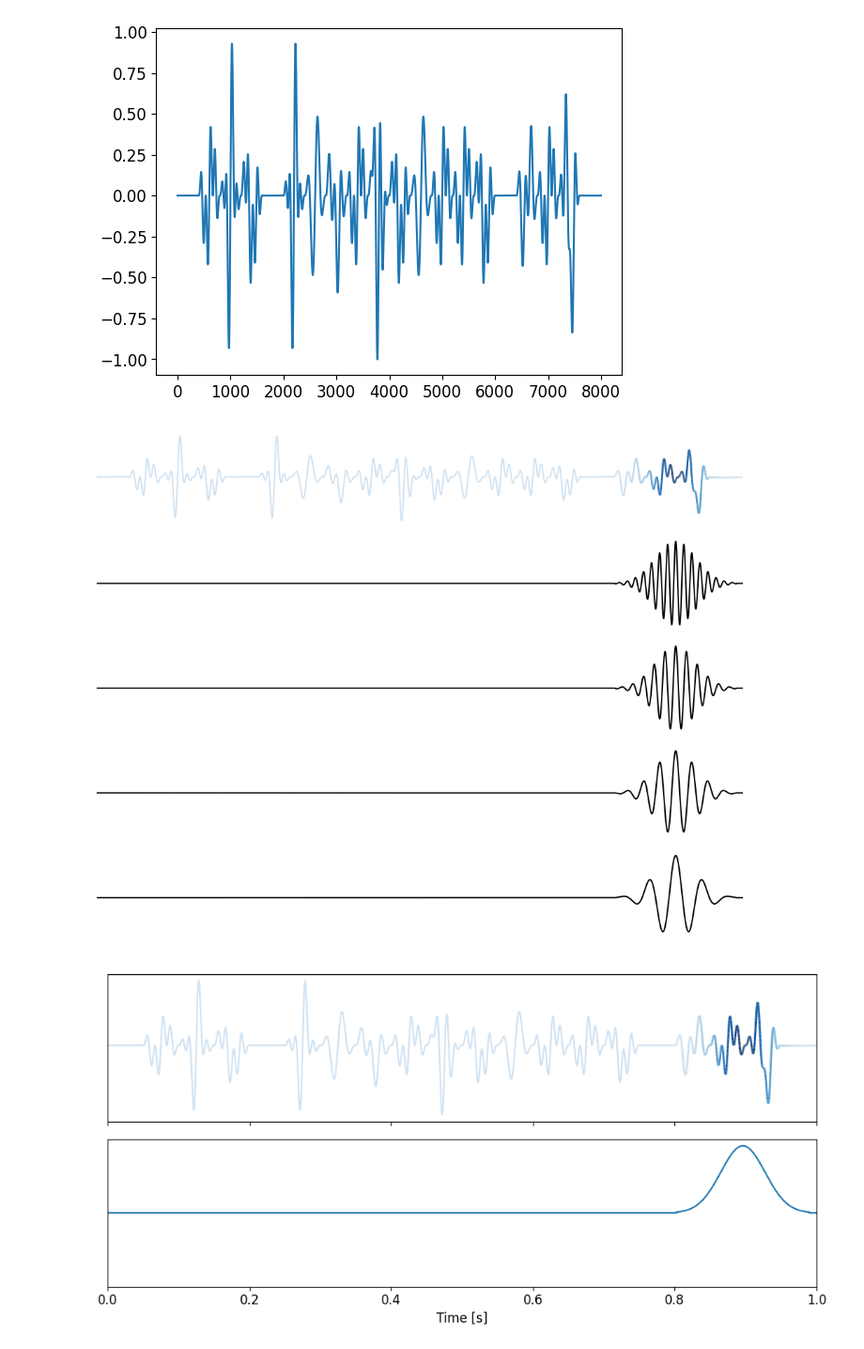
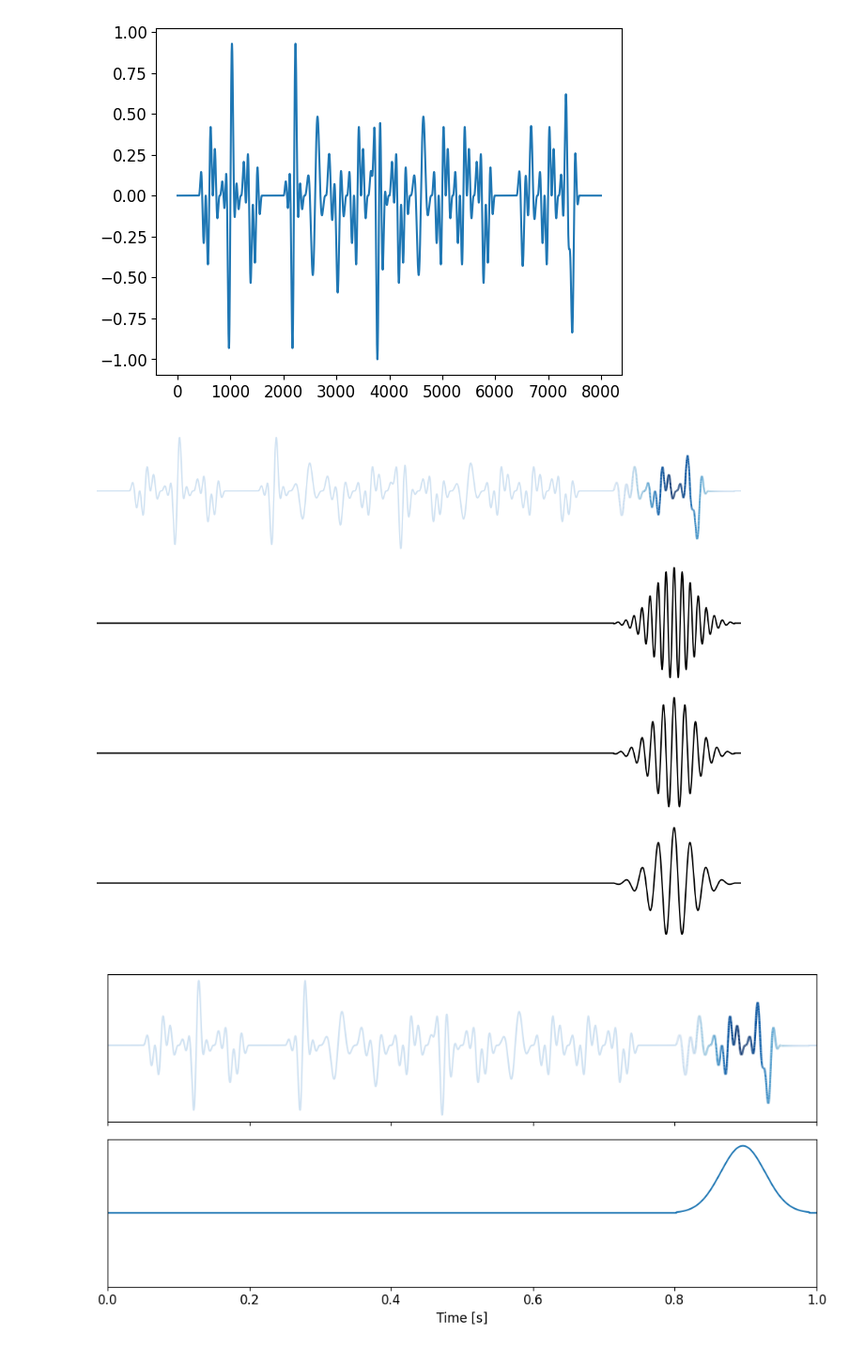
Before and after one commit to noshore5/Wavelet-Tech, a Jupyter notebook: Thesis/plotgens.ipynb, the cells around one changed output. Shown at 94% size. Saved outputs shown, nothing was run; the diff lists cells and outputs as text; code cells hidden in the pictures.

```diff
--- a/Thesis/plotgens.ipynb
+++ b/Thesis/plotgens.ipynb
@@ -14,11 +14,11 @@ import numpy as np
 
 
 
-plt.rcParams.update({'font.size': 20})
-plt.figure(figsize=(20, 10))  # Set a large figure size
-plt.plot(audio_data[:8000]/max(abs(audio_data)), linewidth=1.5)  # Plot the first 8000 samples
+plt.rcParams.update({'font.size': 10})
+plt.figure(figsize=(10, 5))  # Set a large figure size
+plt.plot(audio_data[:8000]/max(abs(audio_data)), linewidth=.6)  # Plot the first 8000 samples
 #plt.title('Recorded Audio Segment')
-plt.xlabel('Time')
+plt.xlabel('Time (s)')
 plt.xticks([0,int(8000/5),2*int(8000/5),int(8000/5)*3,int(8000/5)*4,8000],[0,.2,.4,.6,.8,1])
 plt.ylabel('Amplitude')
 plt.yticks()
@@ -123,7 +123,7 @@ import numpy as np
 import matplotlib.pyplot as plt
 from scipy.signal import get_window
 from matplotlib.collections import LineCollection
-
+plt.rcParams.update({'font.size': 8})
 # Signal parameters
 fs = 8000
 t = np.linspace(0, 1, fs, endpoint=False)
@@ -147,7 +147,7 @@ norm_g = g * (1 - g_min) + g_min  # scale g to [g_min, 1]
 low_color = plt.cm.Blues(.392/2)  # RGBA tuple from Reds colormap
 
 # --- Create top plot with gradient highlight ---
-fig, axs = plt.subplots(2, 1, figsize=(10, 5), sharex=True)
+fig, axs = plt.subplots(2, 1, figsize=(6, 3), sharex=True)
 
 # Plot inactive regions with low-end color
 axs[0].plot(t[:start], data[:start], color=low_color, linewidth=1.5)
@@ -172,7 +172,7 @@ w_plot = np.zeros_like(x)
 w_plot[start:end] = g
 axs[1].plot(t, w_plot)
 #axs[1].set_title('Gaussian Window Positioned on Signal')
-axs[1].set_xlabel('Time [s]')
+axs[1].set_xlabel('Time (s)')
 #axs[1].set_ylabel('Amplitude')
 axs[1].set_yticks([])  # Hide y-ticks for clarity
 
@@ -460,7 +487,7 @@ for f in frequencies:
     convolutions[f] = conv
 
 # --- Plot ---
-fig, axs = plt.subplots(4, 1, figsize=(10, 6), sharex=True)
+fig, axs = plt.subplots(4, 1, figsize=(8, 7), sharex=True)
 for ax in axs:
     for spine in ax.spines.values():
         spine.set_visible(False)
@@ -471,7 +498,7 @@ axs[0].plot(time, signal)
 axs[0].set_yticks([])
 
 for i, f in enumerate(frequencies[:-1]):
-    axs[i+1].plot(time, convolutions[f], color='saddlebrown')
+    axs[i+1].plot(time, convolutions[f], color='black', linewidth=1)
     #axs[i].set_ylabel(f"{f:.4f}", rotation=0, labelpad=40)
     axs[i+1].set_yticks([])
     axs[i+1].set_xlim(0, duration)
@@ -515,23 +510,0 @@ Error:
-# %%
-arr = np.array([gaussian_filter1d(np.abs(convolutions[k]),1) for k in [.01,.0075,.005]])
-arr2 = np.array([gaussian_filter1d(np.abs(convolutions[k]),100) for k in [.01,.0075,.005]])
-
-fix,ax = plt.subplots(2,1,figsize=(8,5),sharex=True,sharey=True)
-fix.supylabel("Frequency (Hz)",fontsize=10)
-
-ax[0].imshow(arr, aspect='auto', cmap='Blues', interpolation='nearest')
-cbar = fix.colorbar(ax[0].imshow(arr, aspect='auto', cmap='Blues', interpolation='nearest'), ax=ax[0])
-cbar.set_ticks([])
-cbar.set_label('Amplitude')
-ax[0].set_xticks([0,int(8000/5),2*int(8000/5),int(8000/5)*3,int(8000/5)*4,8000],[0,.2,.4,.6,.8,1])
-ax[0].set_yticks([0,1,2],[100,80,40])
-
-#ax[1].set_yticks([])
-ax[1].set_xlabel('Time (s)')
-
-cbar = fix.colorbar(ax[1].imshow(arr2, aspect='auto', cmap='Blues', interpolation='nearest'), ax=ax[1])
-cbar.set_ticks([])
-cbar.set_label('Magnitude')
-#plt.subplots_adjust(hspace=3)  # Increase to add more space
-
-plt.tight_layout( w_pad=0.5, h_pad=3.0)
@@ -675,7 +646,7 @@ norm_g = g * (1 - g_min) + g_min
 low_color = plt.cm.Blues(.392 / 2)
 
 # --- Plot setup ---
-fig, axs = plt.subplots(5, 1, figsize=(10, 8), sharex=True)
+fig, axs = plt.subplots(4, 1, figsize=(10, 8), sharex=True)
 
 # Top plot (signal with highlighted window)
 line_inactive1, = axs[0].plot([], [], color=low_color, linewidth=1.5)
@@ -722,35 +693,35 @@ def update(frame_index):
 
     # Update top signal plot
     line_inactive1.set_data(t[:start], data[:start])
     line_inactive2.set_data(t[end:], data[end:])
     highlight_t = t[start:end]
     highlight_x = data[start:end]
     points = np.array([highlight_t, highlight_x]).T.reshape(-1, 1, 2)
     segments = np.concatenate([points[:-1], points[1:]], axis=1)
     colors = plt.cm.Blues(norm_g[:-1])
     lc_active.set_segments(segments)
     lc_active.set_color(colors)
 
     # Update Morlet plots
-    for i, f in enumerate(frequencies):
+    for i, f in enumerate(frequencies[:-1]):
         w_plot = np.zeros_like(data)
         w_plot[start:end] = morlets[f]
         wavelet_lines[i].set_data(t, w_plot)
 
     return [line_inactive1, line_inactive2, lc_active, *wavelet_lines]
 
 num_frames = (len(data) - window_size) // hop_size
 
 ani = FuncAnimation(
     fig, update, frames=num_frames, init_func=init,
     blit=True, interval=30, repeat=False
 )
 
 plt.tight_layout()
 ani.save('gifs/wavelets.gif',writer='pillow', fps=20)
 plt.show()
 # %% [output]
-[figure, old version]
+[figure, new version]
 # %%
 import numpy as np
 import matplotlib.pyplot as plt
```
Also changed, not shown: parts of 14 cells of this notebook, 9 other files.
